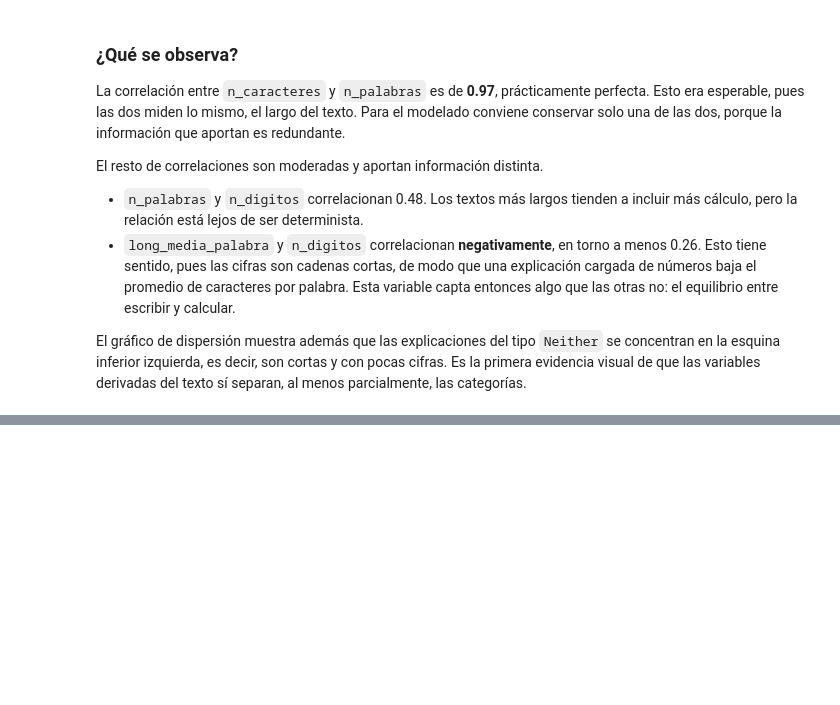
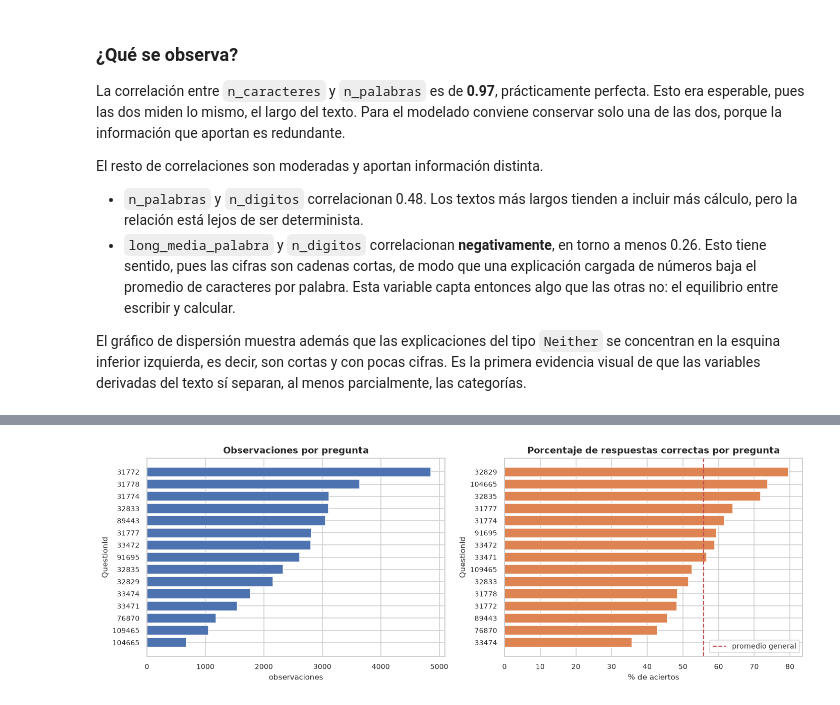
Before and after one commit to Tunchxz/math-misconception-map, a Jupyter notebook: notebooks/02_eda.ipynb, the cells around one changed output, grey strips where cells are left out. Saved outputs shown, nothing was run; the diff lists cells and outputs as text; code cells hidden in the pictures; blank space fills up the shorter version.

```diff
--- a/notebooks/02_eda.ipynb
+++ b/notebooks/02_eda.ipynb
@@ -219,0 +393,10 @@ El gráfico de dispersión muestra además que las explicaciones del tipo `Neith
+# %%
+por_pregunta = (
+    train.groupby("QuestionId")
+    .agg(observaciones=("row_id", "size"),
+         tasa_acierto=("respuesta_correcta", "mean"),
+         errores_distintos=("misconception", lambda s: s[s != "NA"].nunique()))
+    .assign(tasa_acierto=lambda d: (d["tasa_acierto"] * 100).round(1))
+    .sort_values("observaciones", ascending=False)
+)
+por_pregunta
@@ -219,0 +421,19 @@ El gráfico de dispersión muestra además que las explicaciones del tipo `Neith
+# %%
+fig, axes = plt.subplots(1, 2, figsize=(13, 4.6))
+
+datos = por_pregunta.sort_values("observaciones")
+axes[0].barh(datos.index.astype(str), datos["observaciones"], color="#4C72B0")
+axes[0].set_title("Observaciones por pregunta")
+axes[0].set_xlabel("observaciones"); axes[0].set_ylabel("QuestionId")
+
+datos2 = por_pregunta.sort_values("tasa_acierto")
+axes[1].barh(datos2.index.astype(str), datos2["tasa_acierto"], color="#DD8452")
+axes[1].axvline(train["respuesta_correcta"].mean() * 100, color="#C44E52", ls="--",
+                lw=1.4, label="promedio general")
+axes[1].set_title("Porcentaje de respuestas correctas por pregunta")
+axes[1].set_xlabel("% de aciertos"); axes[1].set_ylabel("QuestionId")
+axes[1].legend()
+fig.tight_layout()
+plt.show()
+# %% [output]
+[figure, added]
```
Also changed, not shown: parts of 12 cells of this notebook.
